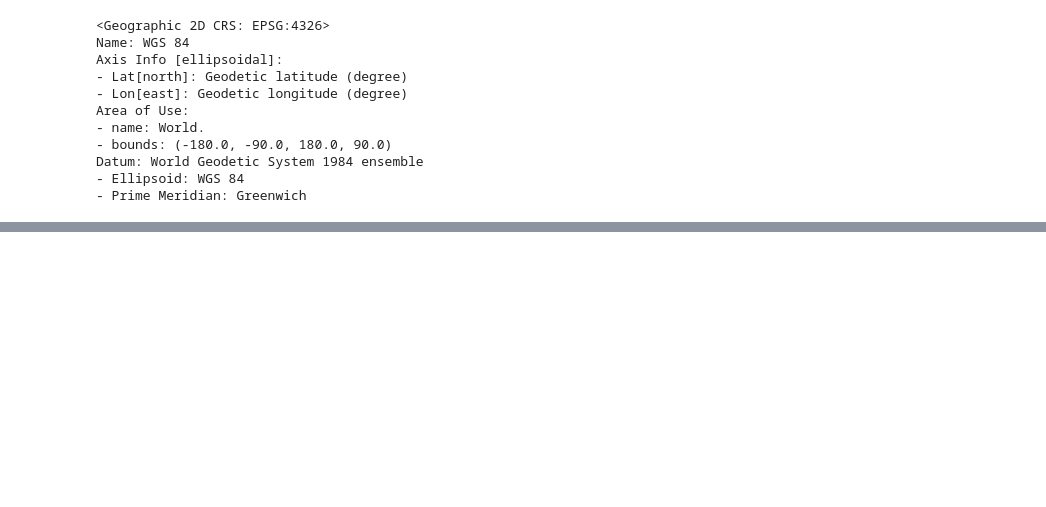
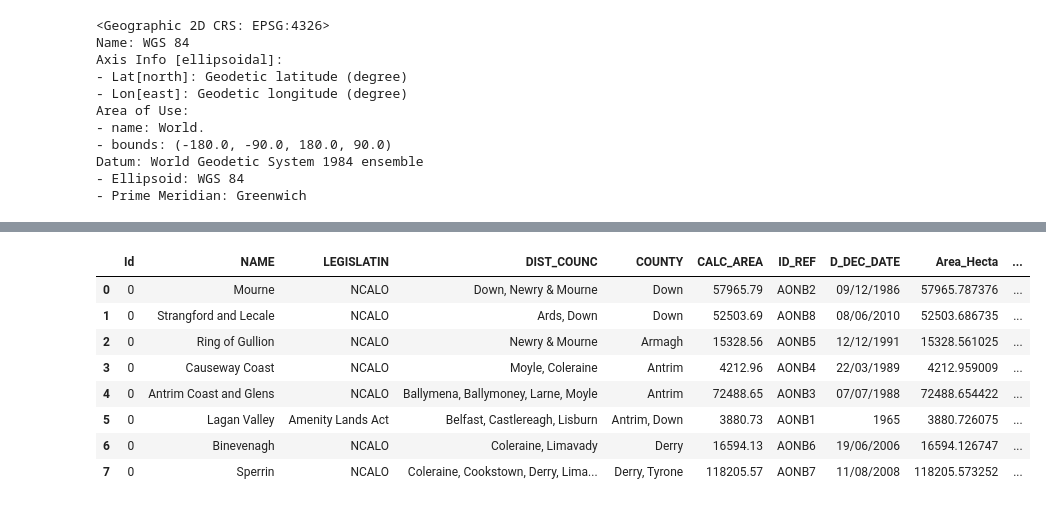
Before and after one commit to Elwin435/assignment, a Jupyter notebook: assignment/Peatland Protection Map.ipynb, the cells around one changed output, grey strips where cells are left out. Cells and saved outputs as stored; diff of their text form; code cells hidden in the pictures; blank space fills up the shorter version.

```diff
--- a/assignment/Peatland Protection Map.ipynb
+++ b/assignment/Peatland Protection Map.ipynb
@@ -93,0 +124,12 @@ Datum: World Geodetic System 1984 ensemble
+# %%
+aonb.head(10)
+# %% [output]
+|  | Id | NAME | LEGISLATIN | DIST_COUNC | COUNTY | CALC_AREA | ID_REF | D_DEC_DATE | Area_Hecta | ... |
+| 0 | 0 | Mourne | NCALO | Down, Newry & Mourne | Down | 57965.79 | AONB2 | 09/12/1986 | 57965.787376 | ... |
+| 1 | 0 | Strangford and Lecale | NCALO | Ards, Down | Down | 52503.69 | AONB8 | 08/06/2010 | 52503.686735 | ... |
+| 2 | 0 | Ring of Gullion | NCALO | Newry & Mourne | Armagh | 15328.56 | AONB5 | 12/12/1991 | 15328.561025 | ... |
+| 3 | 0 | Causeway Coast | NCALO | Moyle, Coleraine | Antrim | 4212.96 | AONB4 | 22/03/1989 | 4212.959009 | ... |
+| 4 | 0 | Antrim Coast and Glens | NCALO | Ballymena, Ballymoney, Larne, Moyle | Antrim | 72488.65 | AONB3 | 07/07/1988 | 72488.654422 | ... |
+| 5 | 0 | Lagan Valley | Amenity Lands Act | Belfast, Castlereagh, Lisburn | Antrim, Down | 3880.73 | AONB1 | 1965 | 3880.726075 | ... |
+| 6 | 0 | Binevenagh | NCALO | Coleraine, Limavady | Derry | 16594.13 | AONB6 | 19/06/2006 | 16594.126747 | ... |
+| 7 | 0 | Sperrin | NCALO | Coleraine, Cookstown, Derry, Lima... | Derry, Tyrone | 118205.57 | AONB7 | 11/08/2008 | 118205.573252 | ... |
```
Also changed, not shown: parts of 9 cells of this notebook.
